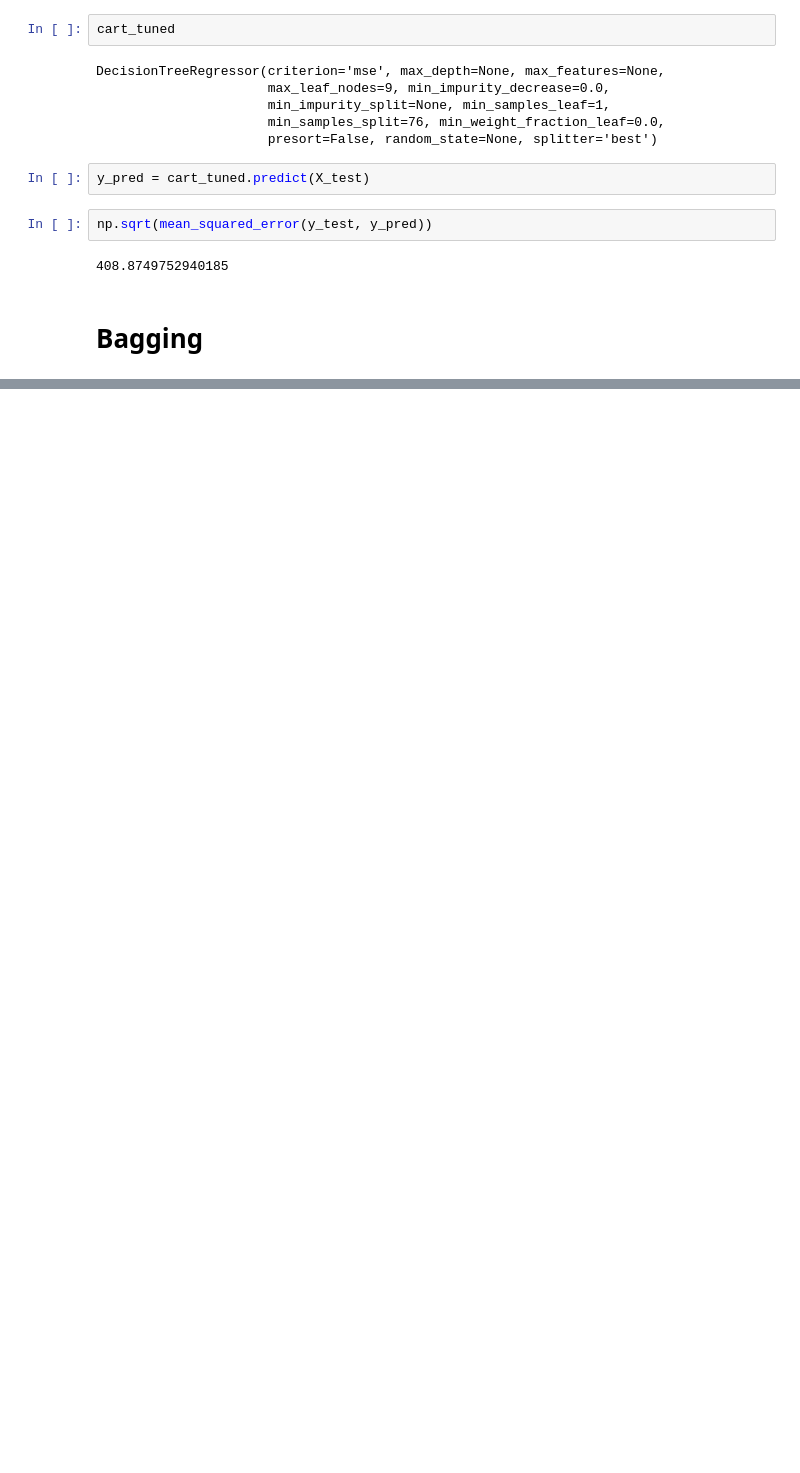
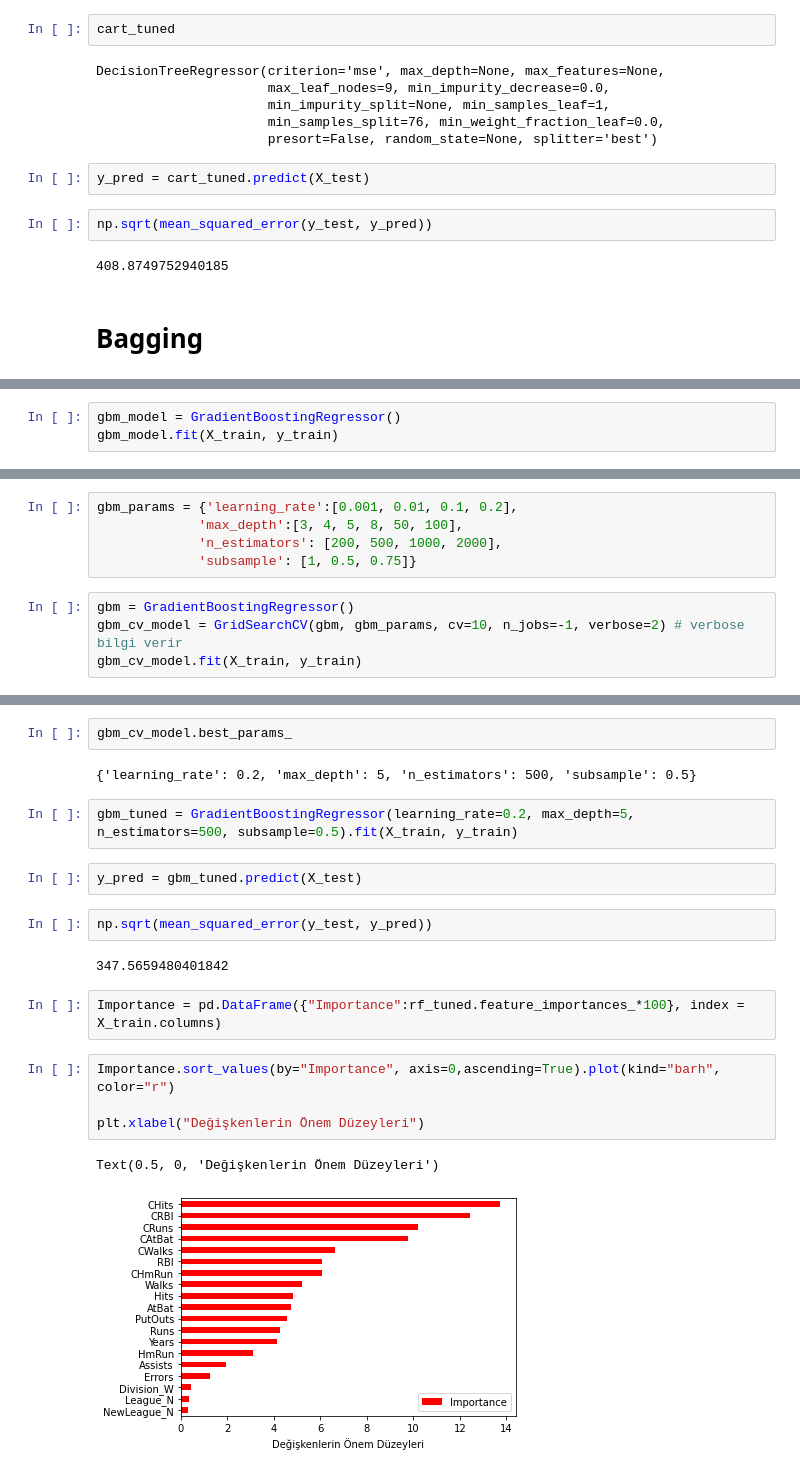
Before and after one commit to omercsx/Machine_Learning_Bootcamp, a Jupyter notebook: Machine Learning/Dogrusal_olmayan_regresyon.ipynb, the cells around one changed output, grey strips where cells are left out. Saved outputs shown, nothing was run; the diff lists cells and outputs as text; blank space fills up the shorter version.

```diff
--- a/Machine Learning/Dogrusal_olmayan_regresyon.ipynb
+++ b/Machine Learning/Dogrusal_olmayan_regresyon.ipynb
@@ -662,0 +939,3 @@ np.sqrt(mean_squared_error(y_test, y_pred))
+# %%
+gbm_model = GradientBoostingRegressor()
+gbm_model.fit(X_train, y_train)
@@ -662,0 +962,9 @@ np.sqrt(mean_squared_error(y_test, y_pred))
+# %%
+gbm_params = {'learning_rate':[0.001, 0.01, 0.1, 0.2],
+             'max_depth':[3, 4, 5, 8, 50, 100],
+             'n_estimators': [200, 500, 1000, 2000],
+             'subsample': [1, 0.5, 0.75]}
+# %%
+gbm = GradientBoostingRegressor()
+gbm_cv_model = GridSearchCV(gbm, gbm_params, cv=10, n_jobs=-1, verbose=2) # verbose bilgi verir
+gbm_cv_model.fit(X_train, y_train)
@@ -662,0 +1000,21 @@ np.sqrt(mean_squared_error(y_test, y_pred))
+# %%
+gbm_cv_model.best_params_
+# %% [output]
+{'learning_rate': 0.2, 'max_depth': 5, 'n_estimators': 500, 'subsample': 0.5}
+# %%
+gbm_tuned = GradientBoostingRegressor(learning_rate=0.2, max_depth=5, n_estimators=500, subsample=0.5).fit(X_train, y_train)
+# %%
+y_pred = gbm_tuned.predict(X_test)
+# %%
+np.sqrt(mean_squared_error(y_test, y_pred))
+# %% [output]
+347.5659480401842
+# %%
+Importance = pd.DataFrame({"Importance":rf_tuned.feature_importances_*100}, index = X_train.columns)
+# %%
+Importance.sort_values(by="Importance", axis=0,ascending=True).plot(kind="barh", color="r")
+
+plt.xlabel("Değişkenlerin Önem Düzeyleri")
+# %% [output]
+Text(0.5, 0, 'Değişkenlerin Önem Düzeyleri')
+[figure, added]
```
Also changed, not shown: parts of 110 cells of this notebook.
